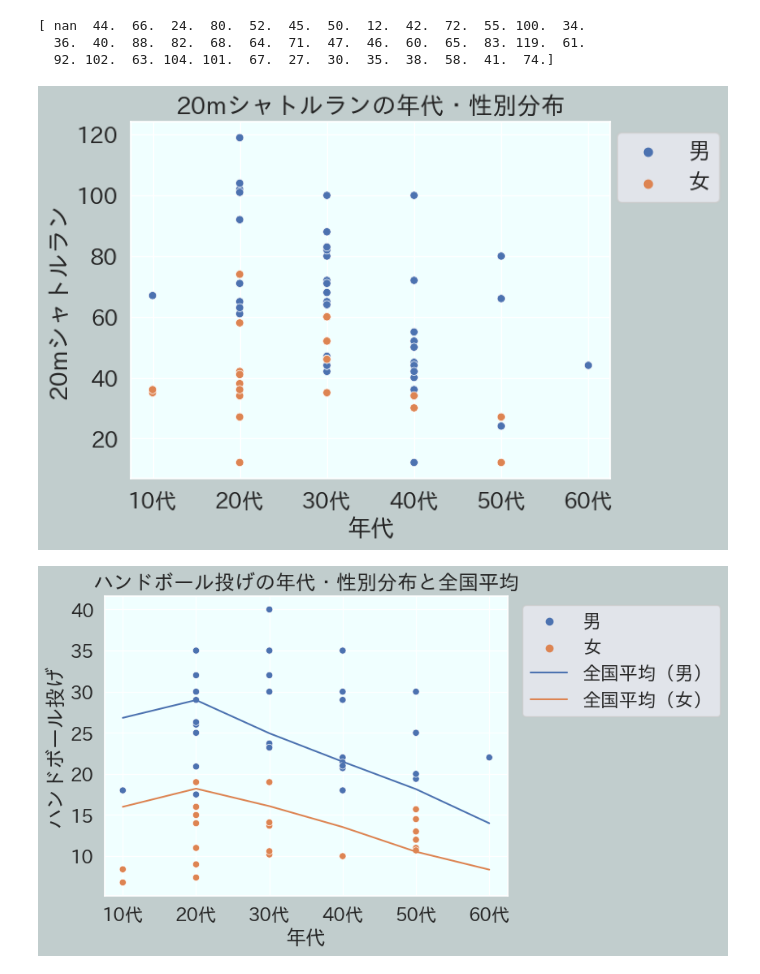
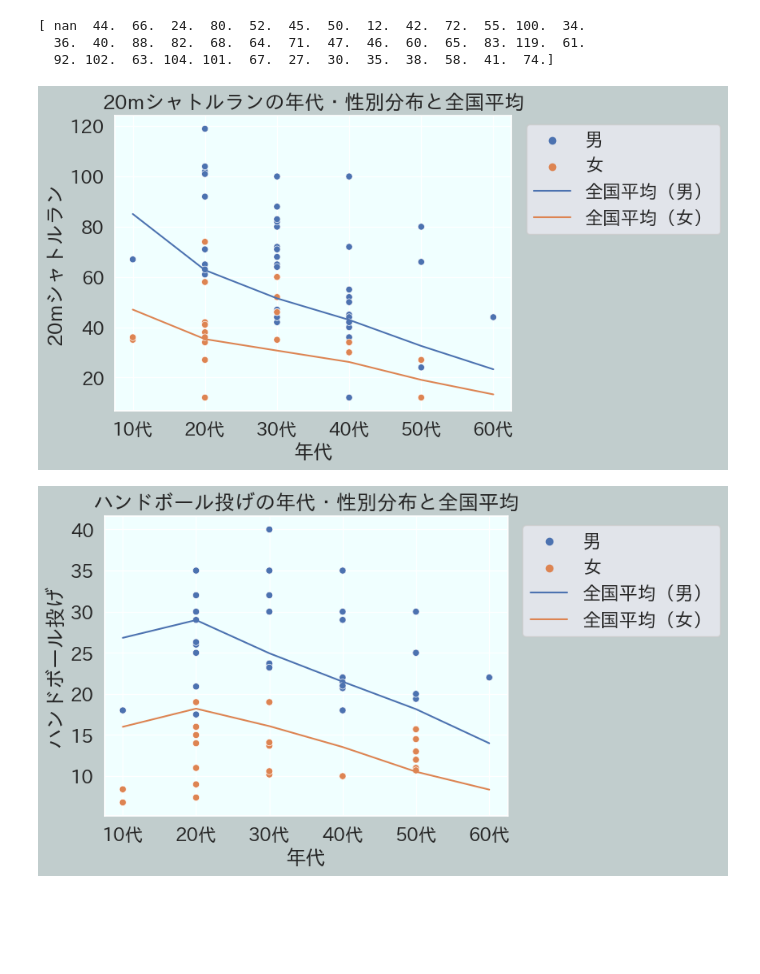
Before and after one commit to TechNursing/PhysicalTestAnalytics, a Jupyter notebook: NoteBooks/Average_tests.ipynb, the cells around one changed output. Saved outputs shown, nothing was run; the diff lists cells and outputs as text; code cells hidden in the pictures; blank space fills up the shorter version.

```diff
--- a/NoteBooks/Average_tests.ipynb
+++ b/NoteBooks/Average_tests.ipynb
@@ -290,19 +306,27 @@ print(shuttle_list)
   36.  40.  88.  82.  68.  64.  71.  47.  46.  60.  65.  83. 119.  61.
   92. 102.  63. 104. 101.  67.  27.  30.  35.  38.  58.  41.  74.]
 # %%
-# シャトルランは全国平均のデータはなし
 plt.figure(facecolor='#C1CDCD')
 ax = plt.axes()
 ax.set_facecolor('#F0FFFF')
 
-sns.scatterplot(data=physical_data, x="年代", y="20mシャトルラン", hue="性別").set(title='20mシャトルランの年代・性別分布')
+sns.scatterplot(data=physical_data, x="年代", y="20mシャトルラン", hue="性別").set(title='20mシャトルランの年代・性別分布と全国平均')
 
-plt.legend(loc='upper right', bbox_to_anchor=(1.25, 1))
+man = np.array([0, 1, 2, 3, 4, 5])
+m_height = np.array([85.08, 62.75, 51.49, 42.92, 32.55, 23.26])
 
-results_path = '../Graphs/20mシャトルランの年代・性別分布.png'
+woman = np.array([0, 1, 2, 3, 4, 5])
+w_height = np.array([47.02, 35.28, 30.7, 26.16, 19.05,13.26])
+
+plt.plot(man, m_height, label="全国平均（男）")
+plt.plot(woman, w_height, label="全国平均（女）")
+
+plt.legend(loc='upper right', bbox_to_anchor=(1.55, 1))
+
+results_path = '../Graphs/20mシャトルランの年代・性別分布と全国平均.png'
 plt.savefig(results_path, bbox_inches='tight')
 # %% [output]
-[figure, old version]
+[figure, new version]
 # %%
 plt.figure(facecolor='#C1CDCD')
 ax = plt.axes()
```
Also changed, not shown: parts of 7 cells of this notebook, 11 other files.
